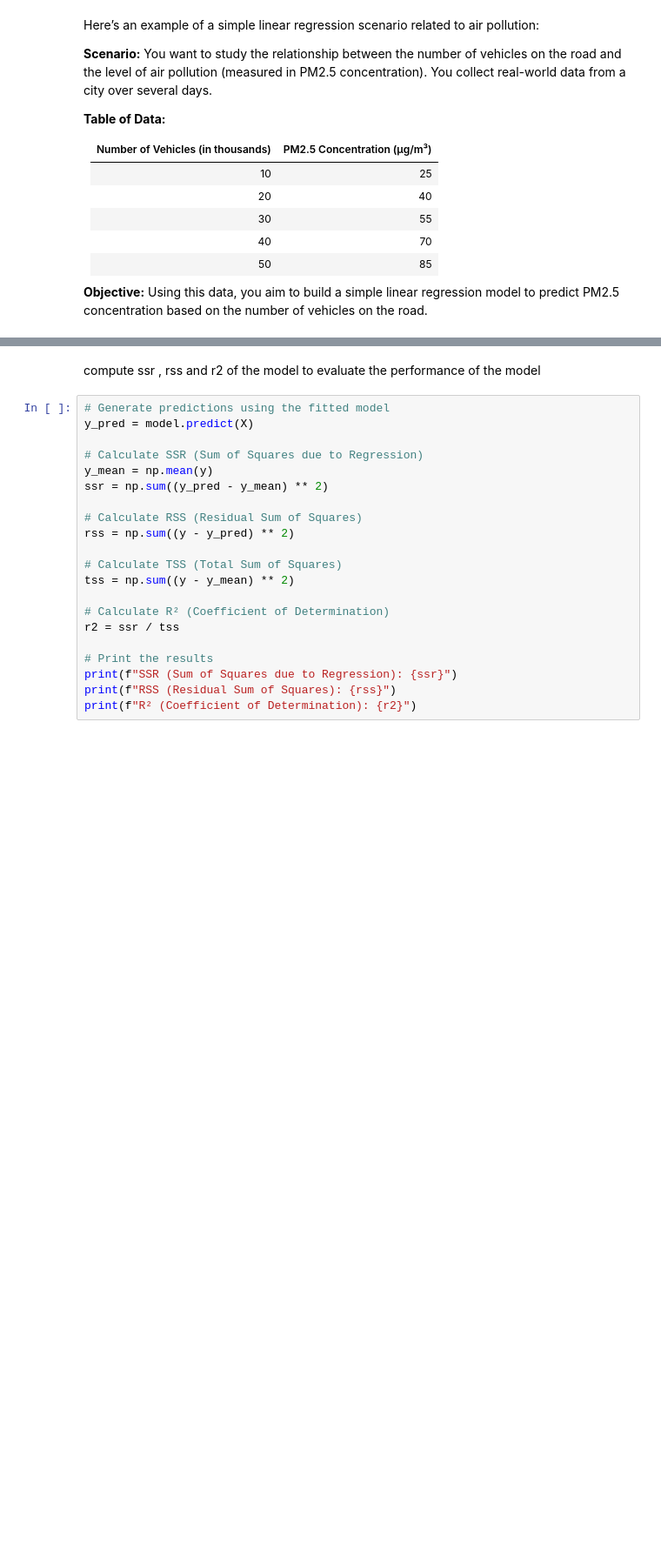
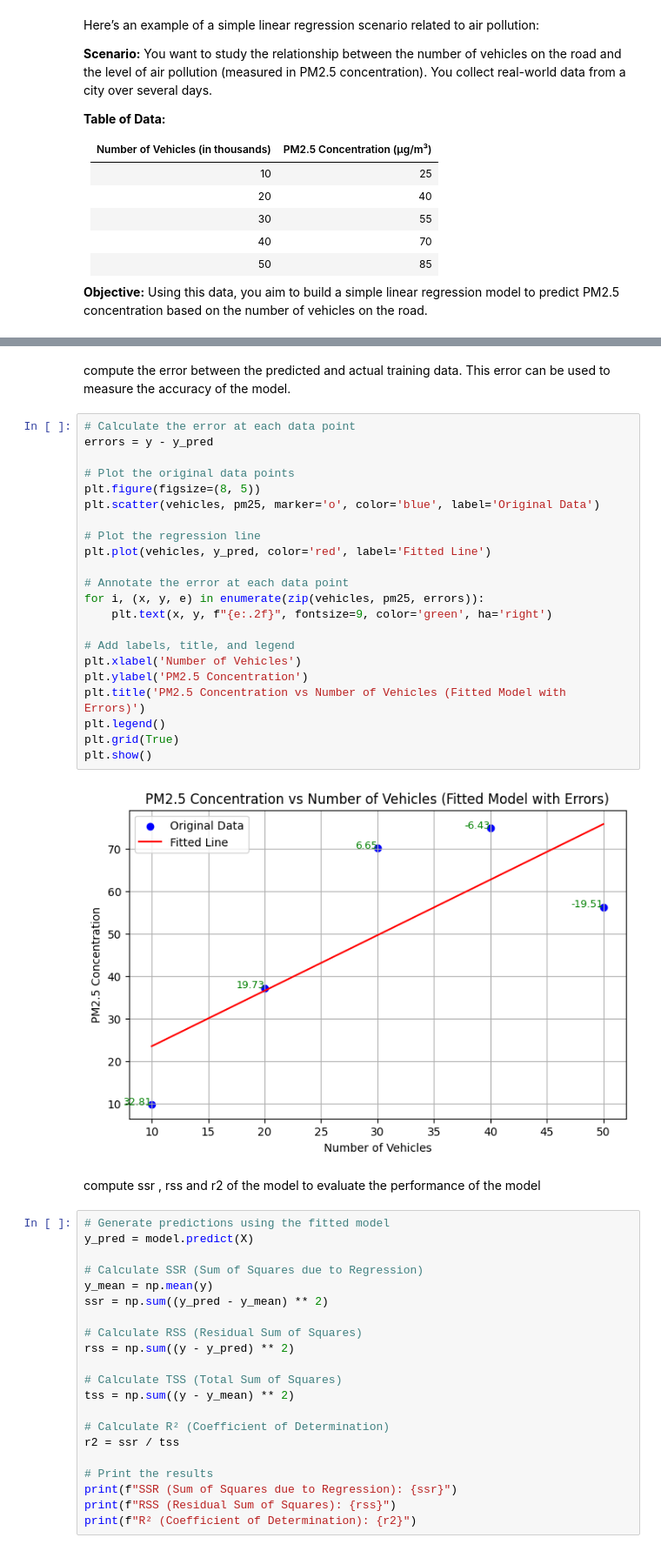
Before and after one commit to husphone4321/Machine-learning101, a Jupyter notebook: linear regression2exercise.ipynb, the cells around one changed output, grey strips where cells are left out. Shown at 87% size. Cells and saved outputs as stored; diff of their text form; blank space fills up the shorter version.

```diff
--- a/linear regression2exercise.ipynb
+++ b/linear regression2exercise.ipynb
@@ -95,3 +120,29 @@ plt.show()
+# %% [markdown]
+compute the error between the predicted and actual training data. This error can be used to measure the accuracy of the model.
+# %%
+# Calculate the error at each data point
+errors = y - y_pred
+
+# Plot the original data points
+plt.figure(figsize=(8, 5))
+plt.scatter(vehicles, pm25, marker='o', color='blue', label='Original Data')
+
+# Plot the regression line
+plt.plot(vehicles, y_pred, color='red', label='Fitted Line')
+
+# Annotate the error at each data point
+for i, (x, y, e) in enumerate(zip(vehicles, pm25, errors)):
+    plt.text(x, y, f"{e:.2f}", fontsize=9, color='green', ha='right')
+
+# Add labels, title, and legend
+plt.xlabel('Number of Vehicles')
+plt.ylabel('PM2.5 Concentration')
+plt.title('PM2.5 Concentration vs Number of Vehicles (Fitted Model with Errors)')
+plt.legend()
+plt.grid(True)
+plt.show()
+# %% [output]
+[figure, added]
 # %% [markdown]
 compute ssr , rss and r2 of the model to evaluate the performance of the model
 # %%
```
Also changed, not shown: parts of 7 cells of this notebook, 2 other files.
